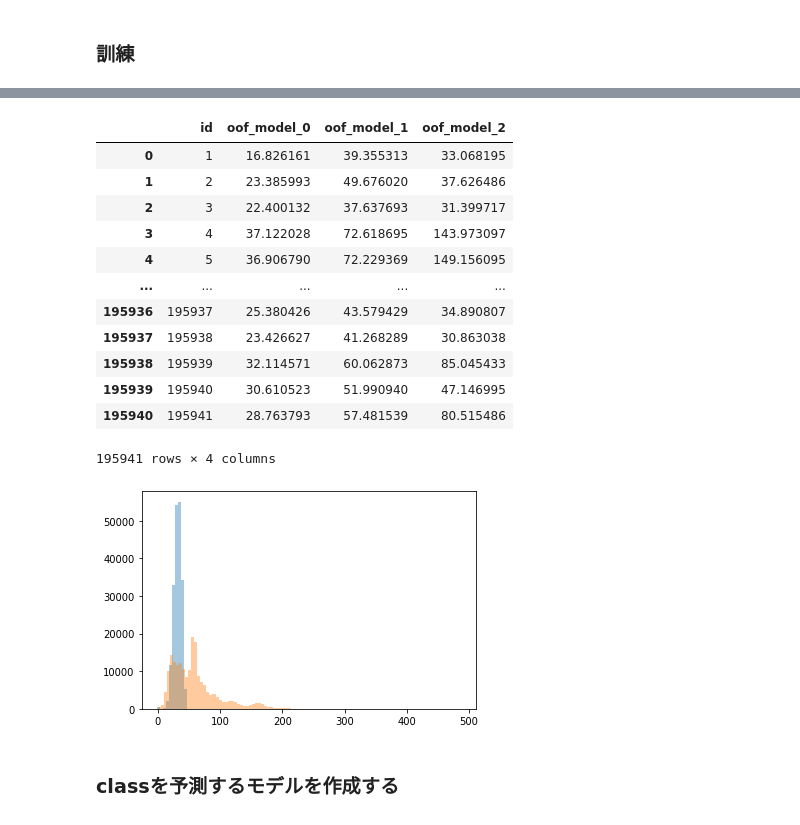
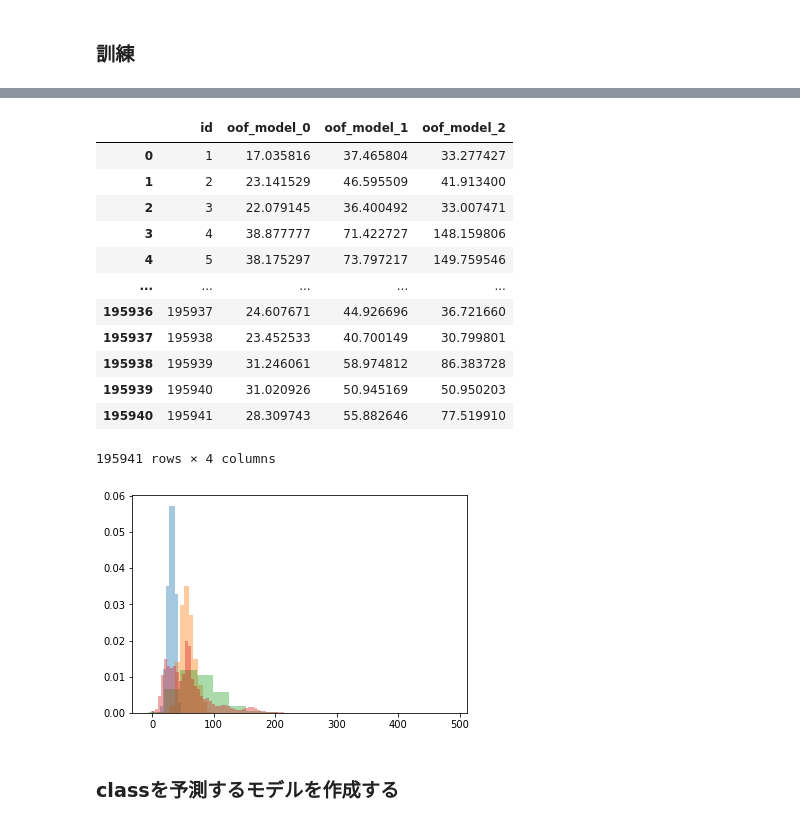
Before and after one commit to seven320/air_pollutants, a Jupyter notebook: FP020_018_3models.ipynb, the cells around one changed output, grey strips where cells are left out. Cells and saved outputs as stored; diff of their text form; code cells hidden in the pictures.

```diff
--- a/FP020_018_3models.ipynb
+++ b/FP020_018_3models.ipynb
@@ -720,8 +720,7 @@ for c in cat_cols:
     le = LabelEncoder()
     le.fit(pd.concat([train_df_, test_df_])[c])
     train_df_[c] = le.transform(train_df_[c])
-    if i == 0:
-        test_df_[c] = le.transform(test_df_[c])
+    test_df_[c] = le.transform(test_df_[c])
 # %% [markdown]
 ### GMMを使って3つに分割し、それぞれのデータがどのグループに存在するのか算出
 # %%
@@ -1011,7 +988,7 @@ out_oof_0 = []
 
 for i, model in enumerate(models_0):
     p_data = train_df_[train_df_["class"] != index[0]]
-    out_oof.append(model.predict(p_data[use_cols]))
+    out_oof_0.append(model.predict(p_data[use_cols]))
 
 oof_df_all = train_df_[["id"]]
 oof_df_all["oof_model_0"] = -1
@@ -1043,15 +1019,15 @@ oof_df_all.loc[train_df_["class"] == index[2], "oof_model_2"] = oof_df_2["oof"]
 oof_df_all
 # %% [output]
 |  | id | oof_model_0 | oof_model_1 | oof_model_2 |
-| 0 | 1 | 16.826161 | 39.355313 | 33.068195 |
-| 1 | 2 | 23.385993 | 49.676020 | 37.626486 |
-| 2 | 3 | 22.400132 | 37.637693 | 31.399717 |
-| 3 | 4 | 37.122028 | 72.618695 | 143.973097 |
-| 4 | 5 | 36.906790 | 72.229369 | 149.156095 |
+| 0 | 1 | 17.035816 | 37.465804 | 33.277427 |
+| 1 | 2 | 23.141529 | 46.595509 | 41.913400 |
+| 2 | 3 | 22.079145 | 36.400492 | 33.007471 |
+| 3 | 4 | 38.877777 | 71.422727 | 148.159806 |
+| 4 | 5 | 38.175297 | 73.797217 | 149.759546 |
 | ... | ... | ... | ... | ... |
-| 195936 | 195937 | 25.380426 | 43.579429 | 34.890807 |
-| 195937 | 195938 | 23.426627 | 41.268289 | 30.863038 |
-| 195938 | 195939 | 32.114571 | 60.062873 | 85.045433 |
-| 195939 | 195940 | 30.610523 | 51.990940 | 47.146995 |
-| 195940 | 195941 | 28.763793 | 57.481539 | 80.515486 |
+| 195936 | 195937 | 24.607671 | 44.926696 | 36.721660 |
+| 195937 | 195938 | 23.452533 | 40.700149 | 30.799801 |
+| 195938 | 195939 | 31.246061 | 58.974812 | 86.383728 |
+| 195939 | 195940 | 31.020926 | 50.945169 | 50.950203 |
+| 195940 | 195941 | 28.309743 | 55.882646 | 77.519910 |
 195941 rows × 4 columns
@@ -1058,9 +1036,11 @@ oof_df_all
 # %%
-plt.hist(oof_df_all["oof_model_0"], alpha = 0.4)
-plt.hist(train_df_["pm25_mid"], bins = 100, alpha = 0.4)
+plt.hist(oof_df_all["oof_model_0"], alpha = 0.4, density = True)
+plt.hist(oof_df_all["oof_model_1"], alpha = 0.4, density = True)
+plt.hist(oof_df_all["oof_model_2"], alpha = 0.4, density = True)
+plt.hist(train_df_["pm25_mid"], bins = 100, alpha = 0.4, density = True)
 plt.show()
 # %% [output]
-[figure, old version]
+[figure, new version]
 # %% [markdown]
 ### classを予測するモデルを作成する
 # %%
```
Also changed, not shown: parts of 35 cells of this notebook.
